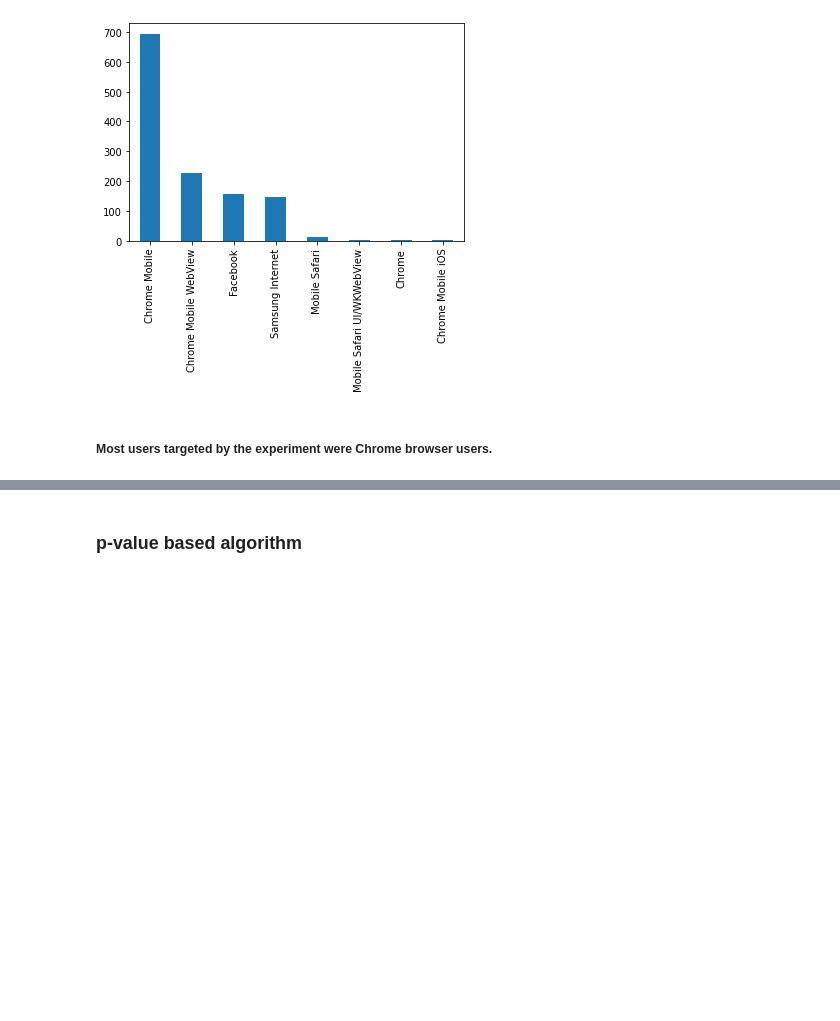
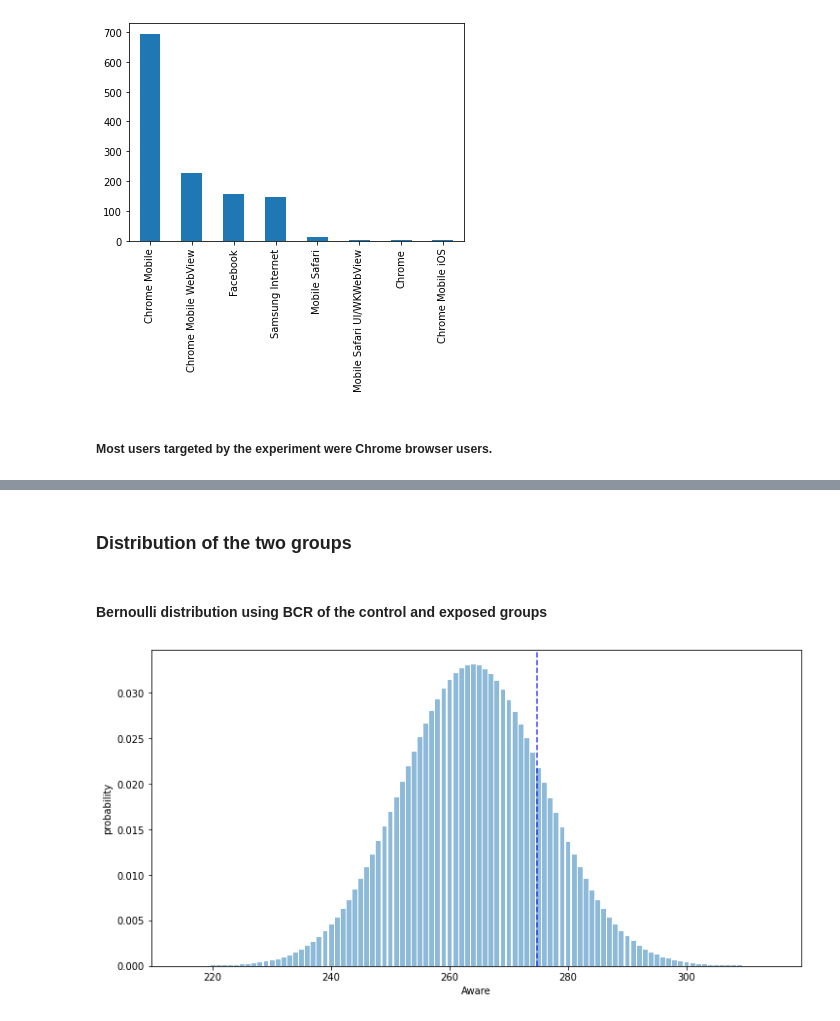
Before and after one commit to 10AcademyAbtestingProject/smartAd-abtesting, a Jupyter notebook: Notebooks/eda_AB_Testing.ipynb, the cells around one changed output, grey strips where cells are left out. Drawn from its saved outputs; the diff is of its cells as text; code cells hidden in the pictures; blank space fills up the shorter version.

Commit message:
Initial EDA code

```diff
--- a/Notebooks/eda_AB_Testing.ipynb
+++ b/Notebooks/eda_AB_Testing.ipynb
@@ -196,2 +207,20 @@ df['browser'].value_counts().plot(kind='bar')
 # %% [markdown]
-### p-value based algorithm
+### Distribution of the two groups
+# %%
+import sys
+sys.path.insert(0, '../Scripts')
+
+from eda_DistributionPlots import DistributionPlots
+DP = DistributionPlots()
+# %% [markdown]
+#### Bernoulli distribution using BCR of the control and exposed groups
+# %%
+#initializing variables based on data
+#where C stands for Control, E stands for Exposed and cr stands for Conversation rate
+C_aware = 264; C_total = 586; C_cr = 0.4505
+E_aware = 308; E_total = 657; E_cr = 0.4688
+# %%
+#control group distribution with probability of getting the result from our exposed group
+DP.cont_distribution(C_aware, C_total, C_cr, E_cr)
+# %% [output]
+[figure, added]
```
Also changed, not shown: parts of 18 cells of this notebook, 4 other files.
